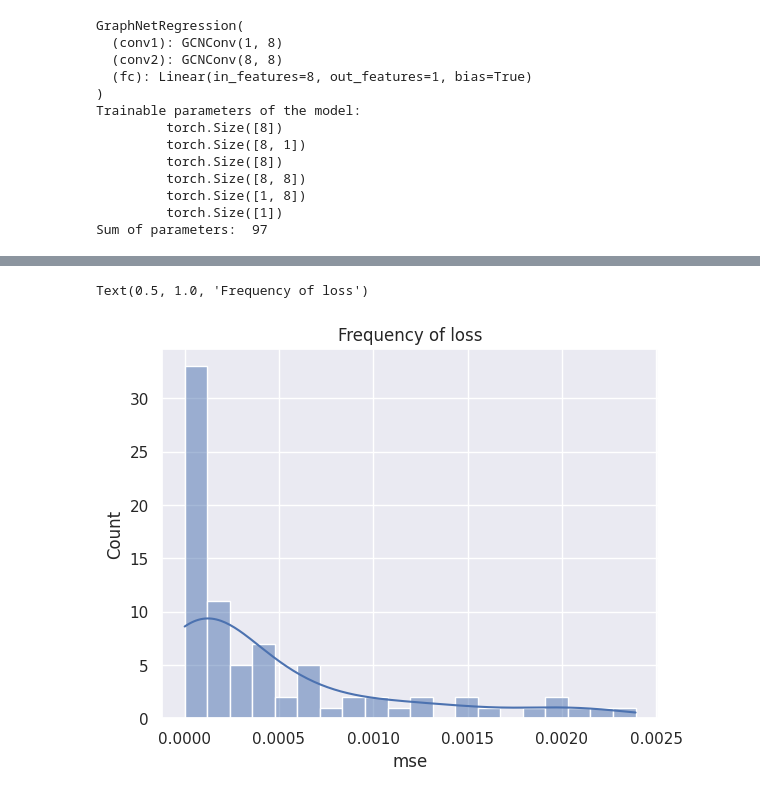
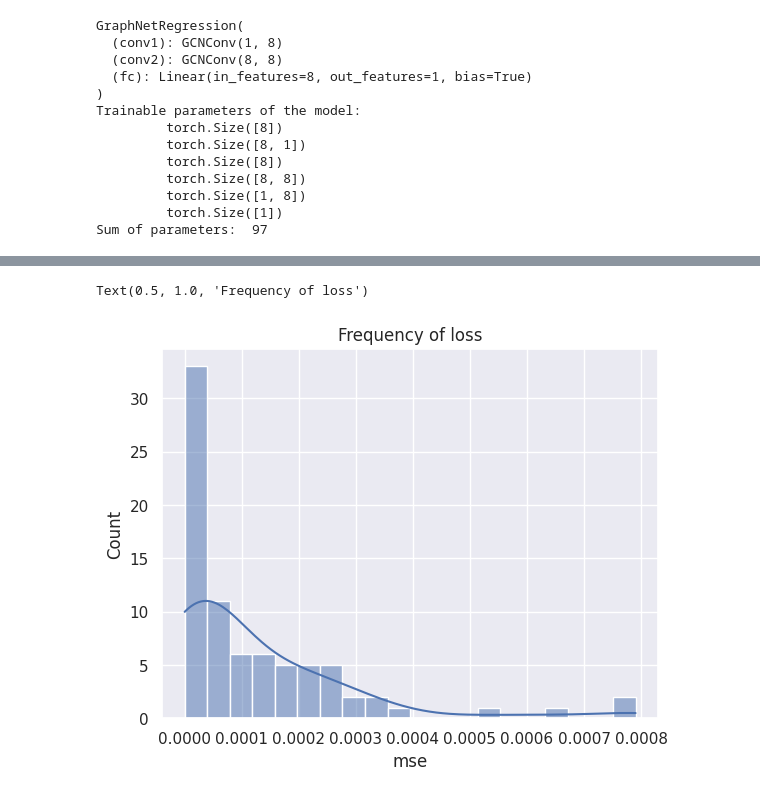
Before and after one commit to benbencik/sfg_gnn, a Jupyter notebook: notebooks/GCNConv.ipynb, the cells around one changed output, grey strips where cells are left out. Saved outputs shown, nothing was run; the diff lists cells and outputs as text; code cells hidden in the pictures.

```diff
--- a/notebooks/GCNConv.ipynb
+++ b/notebooks/GCNConv.ipynb
@@ -101,7 +101,9 @@ class GraphNetRegression(torch.nn.Module):
         x = F.relu(x)
         x = self.fc(x)
         x = pool.global_mean_pool(x, batch)
-        return x[0][0]
+
+        x = x.flatten()
+        return x
 # %%
 num_node_features = 1
 num_output_features = 1
@@ -193,15 +196,16 @@ Text(0, 0.5, 'RMSE loss')
 # %%
 pred_df = pandas.DataFrame(columns=['pred', 'y_true', 'mse'])
 model.eval()
 for idx, data in enumerate(test_loader):
     out = model(data.x, data.edge_index, data.edge_weight, data.batch)
-    pred_df.loc[idx] = [float(out), float(data.y[0]), float((out - data.y[0])**2)]
+    for i in range(len(out)):
+        pred_df.loc[idx] = [float(out[i]), float(data.y[i]), float(F.mse_loss(out[i], data.y[i]))]
 
 loss_freq_plot = seaborn.histplot(pred_df['mse'], bins=20, kde=True)
 loss_freq_plot.set_title("Frequency of loss")
 # %% [output]
 Text(0.5, 1.0, 'Frequency of loss')
-[figure, old version]
+[figure, new version]
 # %%
 loss_val_plot = seaborn.histplot(data=pred_df['mse'], x=pred_df['pred'], y=pred_df['mse'], bins=10, cbar=True)
 loss_val_plot.set_title("mse depending on value of the prediciton")
```
Also changed, not shown: parts of 3 cells of this notebook.
